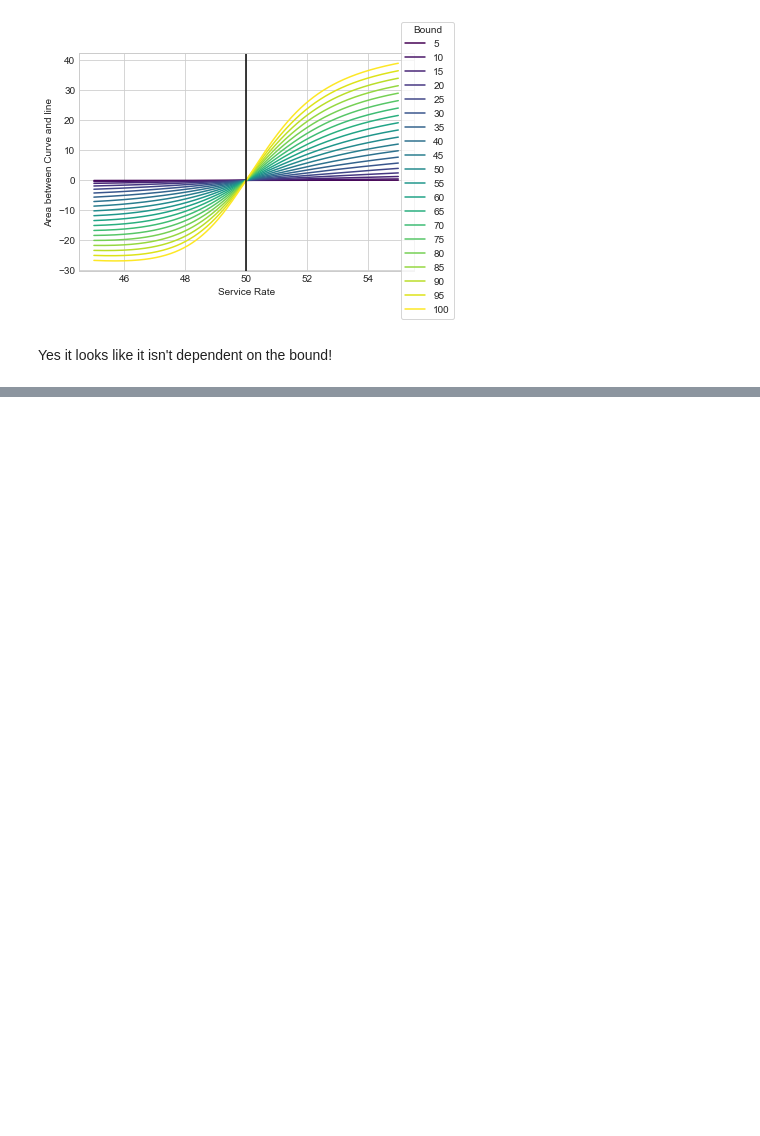
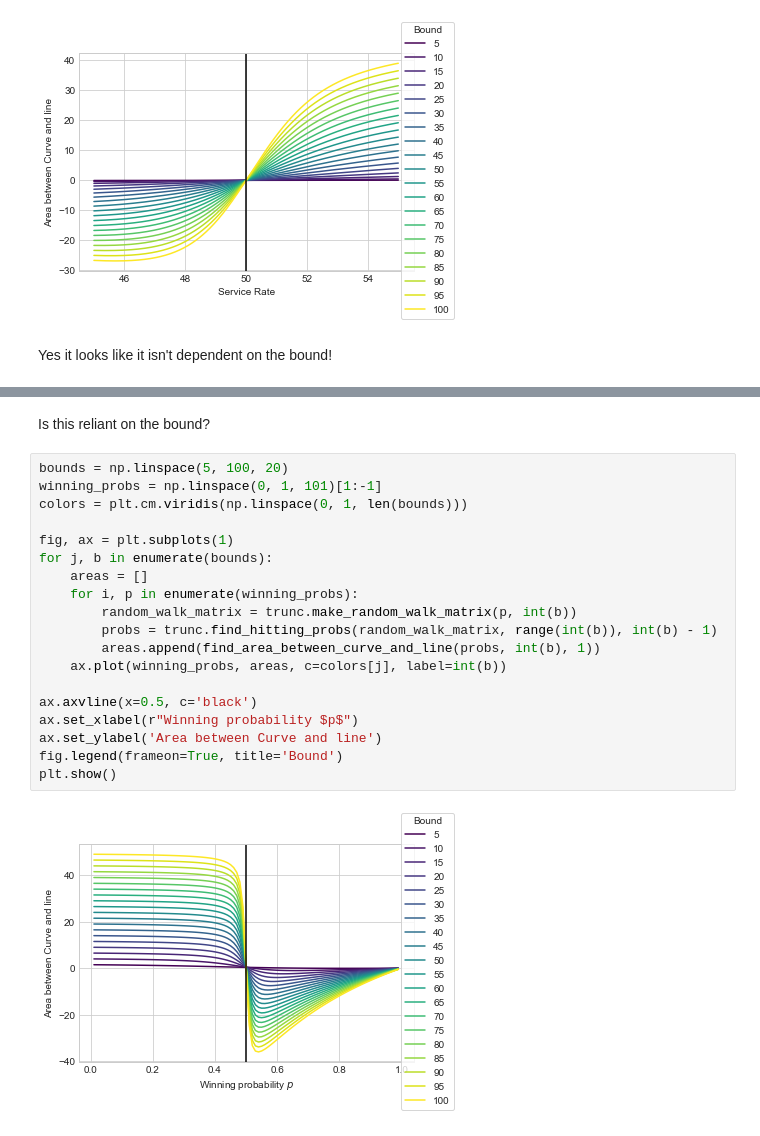
Before and after one commit to geraintpalmer/TruncatingInfiniteMarkovChains, a Jupyter notebook: src/investigate_concavity_convexity.ipynb, the cells around one changed output, grey strips where cells are left out. Saved outputs shown, nothing was run; the diff lists cells and outputs as text; blank space fills up the shorter version.

```diff
--- a/src/investigate_concavity_convexity.ipynb
+++ b/src/investigate_concavity_convexity.ipynb
@@ -249,0 +292,23 @@ Yes it looks like it isn't dependent on the bound!
+# %% [markdown]
+Is this reliant on the bound?
+# %%
+bounds = np.linspace(5, 100, 20)
+winning_probs = np.linspace(0, 1, 101)[1:-1]
+colors = plt.cm.viridis(np.linspace(0, 1, len(bounds)))
+
+fig, ax = plt.subplots(1)
+for j, b in enumerate(bounds):
+    areas = []
+    for i, p in enumerate(winning_probs):
+        random_walk_matrix = trunc.make_random_walk_matrix(p, int(b))
+        probs = trunc.find_hitting_probs(random_walk_matrix, range(int(b)), int(b) - 1)
+        areas.append(find_area_between_curve_and_line(probs, int(b), 1))
+    ax.plot(winning_probs, areas, c=colors[j], label=int(b))
+
+ax.axvline(x=0.5, c='black')
+ax.set_xlabel(r"Winning probability $p$")
+ax.set_ylabel('Area between Curve and line')
+fig.legend(frameon=True, title='Bound')
+plt.show()
+# %% [output]
+[figure, added]
```
Also changed, not shown: parts of 9 cells of this notebook, 2 other files.
